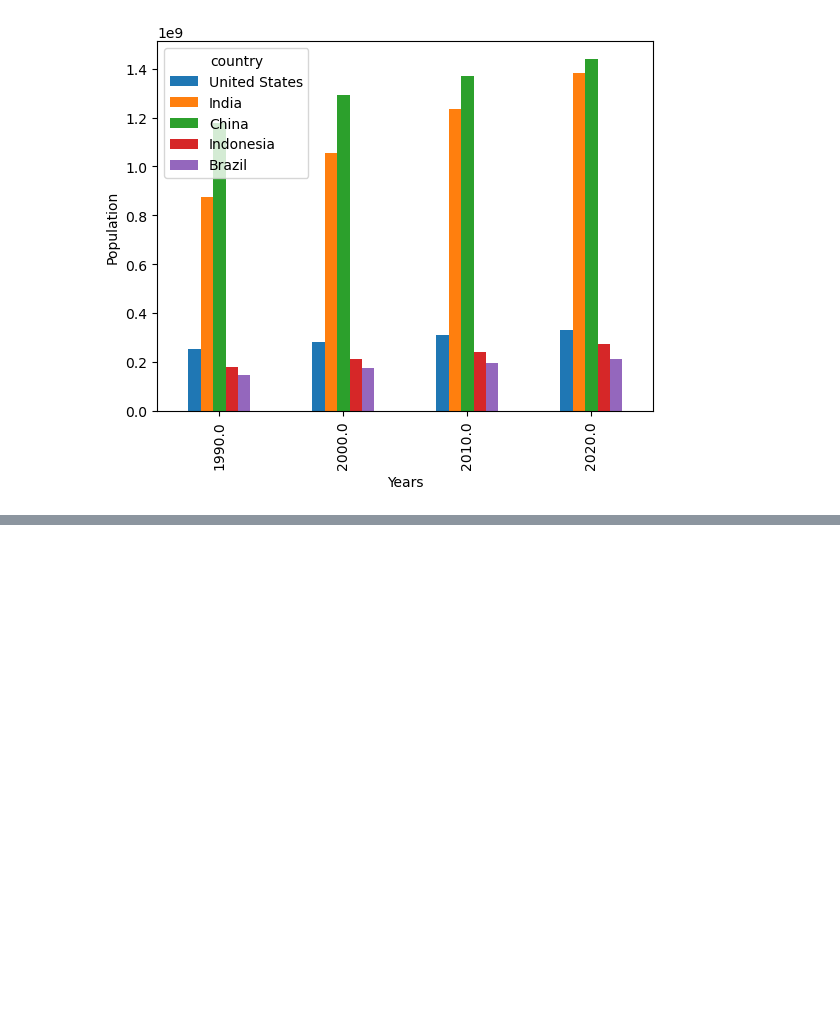
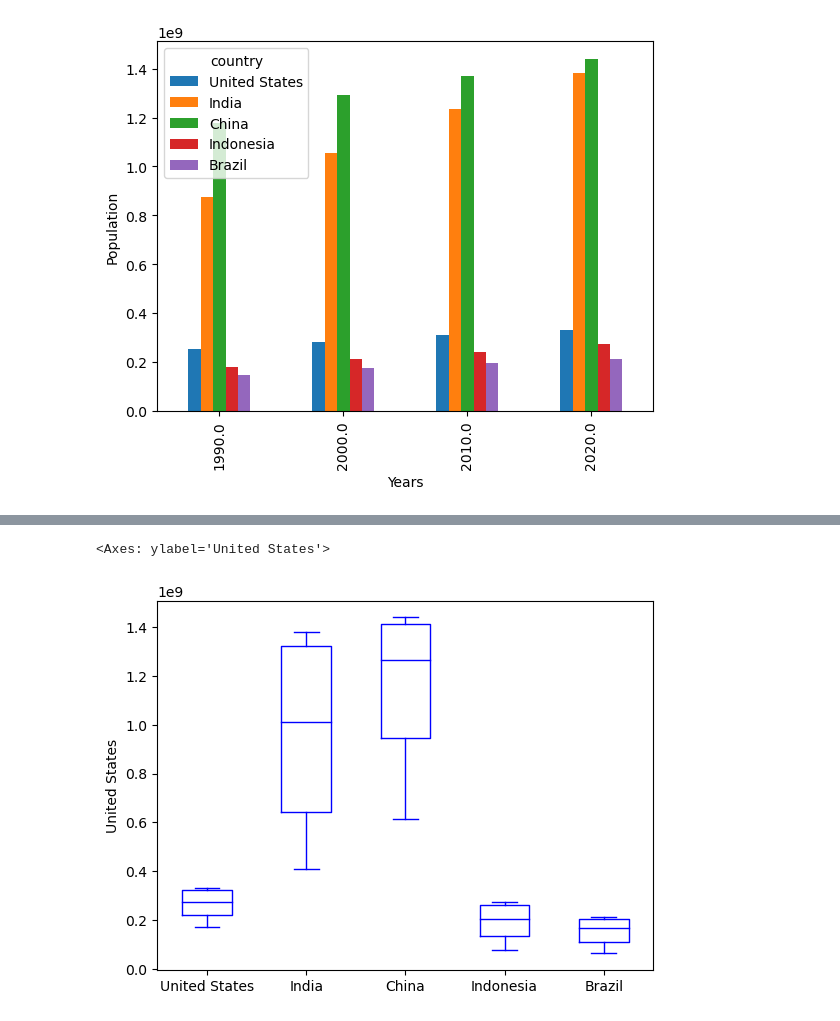
Before and after one commit to Stan-is-the-man/static_and_interactive_data_vizualization, a Jupyter notebook: data_vizualization.ipynb, the cells around one changed output, grey strips where cells are left out. Cells and saved outputs as stored; diff of their text form; code cells hidden in the pictures; blank space fills up the shorter version.

```diff
--- a/data_vizualization.ipynb
+++ b/data_vizualization.ipynb
@@ -115,0 +154,10 @@ df_pivot_many_years.plot(
+# %%
+# Multiple boxplot
+df_pivot.plot(
+    kind='box',
+    ylabel = 'United States',
+    color = 'blue'
+ )
+# %% [output]
+<Axes: ylabel='United States'>
+[figure, added]
```
Also changed, not shown: parts of 8 cells of this notebook.
